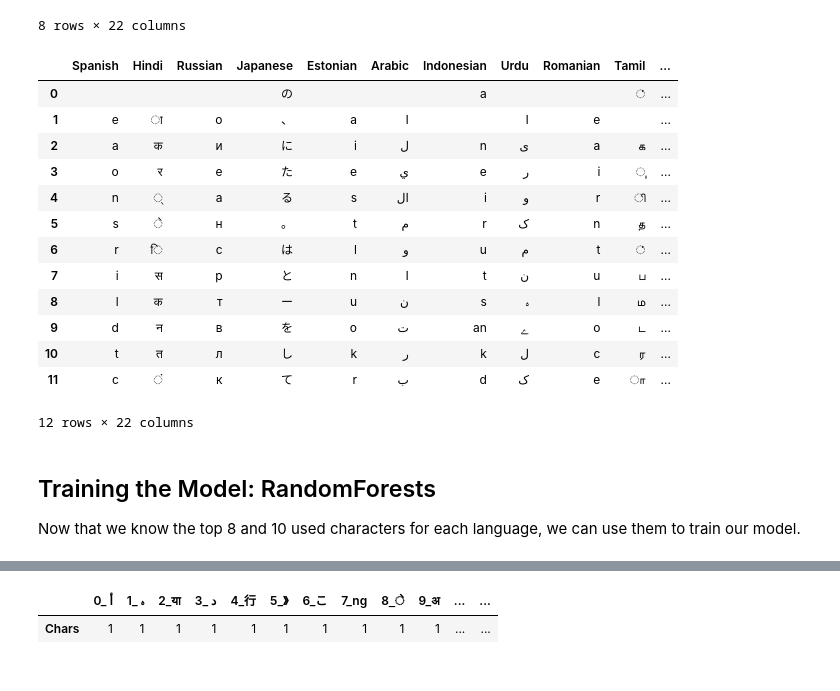
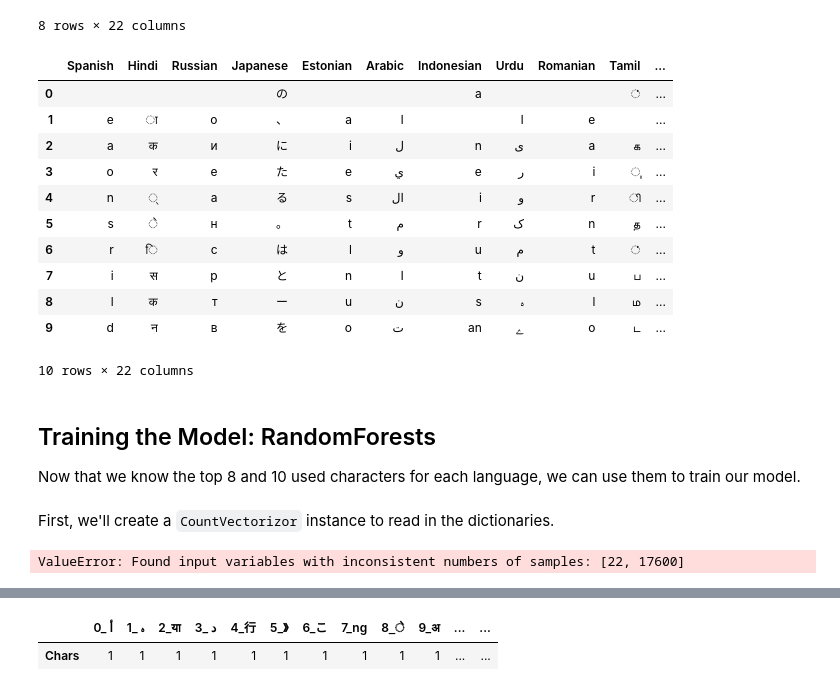
Before and after one commit to EasternUniversity/CSCI405-Language-Detection, a Jupyter notebook: Language_Detector.ipynb, the cells around one changed output, grey strips where cells are left out. Cells and saved outputs as stored; diff of their text form; code cells hidden in the pictures.

Commit message:
Started to Add Random Forest

```diff
--- a/Language_Detector.ipynb
+++ b/Language_Detector.ipynb
@@ -269,23 +269,23 @@ pd.DataFrame(top8PerLanguage_dict)
 | 7 | i | स | р | と | n | ا | t | ن | u | ப | ... |
 8 rows × 22 columns
 # %%
-top12PerLanguage_dict = getRelevantGramsPerLanguage(top1PercentFeatures, language_dict_top1Percent, top=12)
-pd.DataFrame(top12PerLanguage_dict)
+top10PerLanguage_dict = getRelevantGramsPerLanguage(top1PercentFeatures, language_dict_top1Percent, top=10)
+pd.DataFrame(top10PerLanguage_dict)
 # %% [output]
 |  | Spanish | Hindi | Russian | Japanese | Estonian | Arabic | Indonesian | Urdu | Romanian | Tamil | ... |
 | 0 |  |  |  | の |  |  | a |  |  | ் | ... |
 | 1 | e | ा | о | 、 | a | ا |  | ا | e |  | ... |
 | 2 | a | क | и | に | i | ل | n | ی | a | க | ... |
 | 3 | o | र | е | た | e | ي | e | ر | i | ு | ... |
 | 4 | n | ् | а | る | s | ال | i | و | r | ி | ... |
 | 5 | s | े | н | 。 | t | م | r | ک | n | த | ... |
 | 6 | r | ि | с | は | l | و | u | م | t | ் | ... |
 | 7 | i | स | р | と | n | ا | t | ن | u | ப | ... |
 | 8 | l | क | т | ー | u | ن | s | ہ | l | ம | ... |
 | 9 | d | न | в | を | o | ت | an | ے | o | ட | ... |
-| 10 | t | त | л | し | k | ر | k | ل | c | ர | ... |
-| 11 | c | ं | к | て | r | ب | d | ک | e | ா | ... |
-12 rows × 22 columns
+10 rows × 22 columns
 # %% [markdown]
 ## Training the Model: RandomForests
 Now that we know the top 8 and 10 used characters for each language, we can use them to train our model.
+# %% [markdown]
+First, we'll create a `CountVectorizor` instance to read in the dictionaries.
@@ -291,0 +296,8 @@ Now that we know the top 8 and 10 used characters for each language, we can use
+# %%
+from sklearn.ensemble import RandomForestClassifier
+
+rfc = RandomForestClassifier()
+
+rfc.fit(X_top8, y_train)
+# %% [output]
+ValueError: Found input variables with inconsistent numbers of samples: [22, 17600]
```
Also changed, not shown: parts of 3 cells of this notebook.
